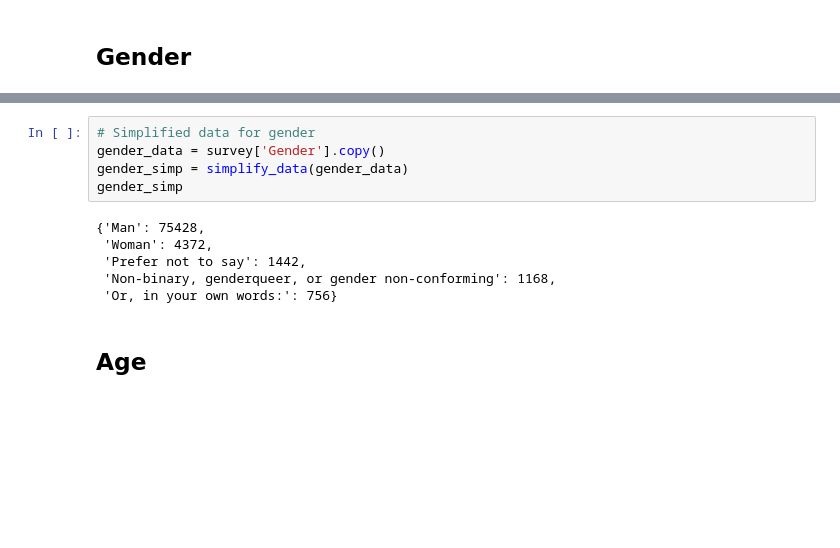
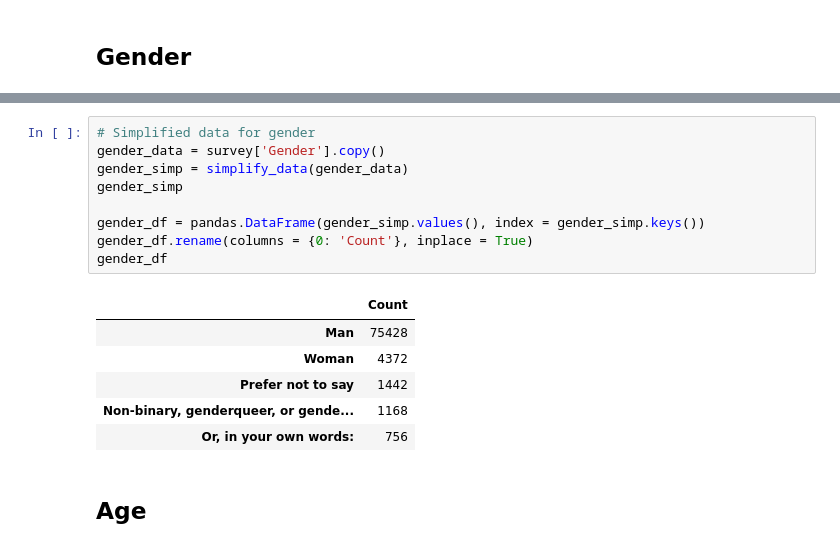
Before and after one commit to ac2596/stack-overflow-activity-analysis, a Jupyter notebook: Exploratory Analysis.ipynb, the cells around one changed output, grey strips where cells are left out. Saved outputs shown, nothing was run; the diff lists cells and outputs as text; blank space fills up the shorter version.

```diff
--- a/Exploratory Analysis.ipynb
+++ b/Exploratory Analysis.ipynb
@@ -79,14 +79,19 @@ gender_df
 # %%
 # Simplified data for gender
 gender_data = survey['Gender'].copy()
 gender_simp = simplify_data(gender_data)
 gender_simp
+
+gender_df = pandas.DataFrame(gender_simp.values(), index = gender_simp.keys())
+gender_df.rename(columns = {0: 'Count'}, inplace = True)
+gender_df
 # %% [output]
-{'Man': 75428,
- 'Woman': 4372,
- 'Prefer not to say': 1442,
- 'Non-binary, genderqueer, or gender non-conforming': 1168,
- 'Or, in your own words:': 756}
+|  | Count |
+| Man | 75428 |
+| Woman | 4372 |
+| Prefer not to say | 1442 |
+| Non-binary, genderqueer, or gende... | 1168 |
+| Or, in your own words: | 756 |
 # %% [markdown]
 ## Age
 # %%
```
Also changed, not shown: parts of 10 cells of this notebook.
